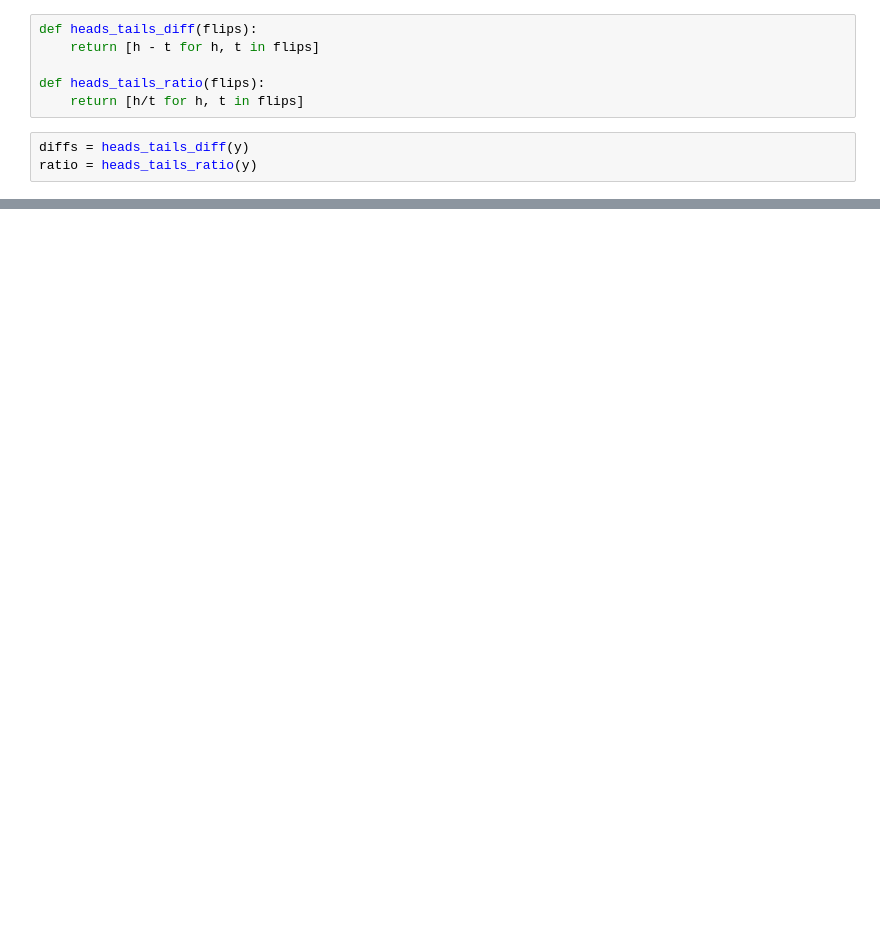
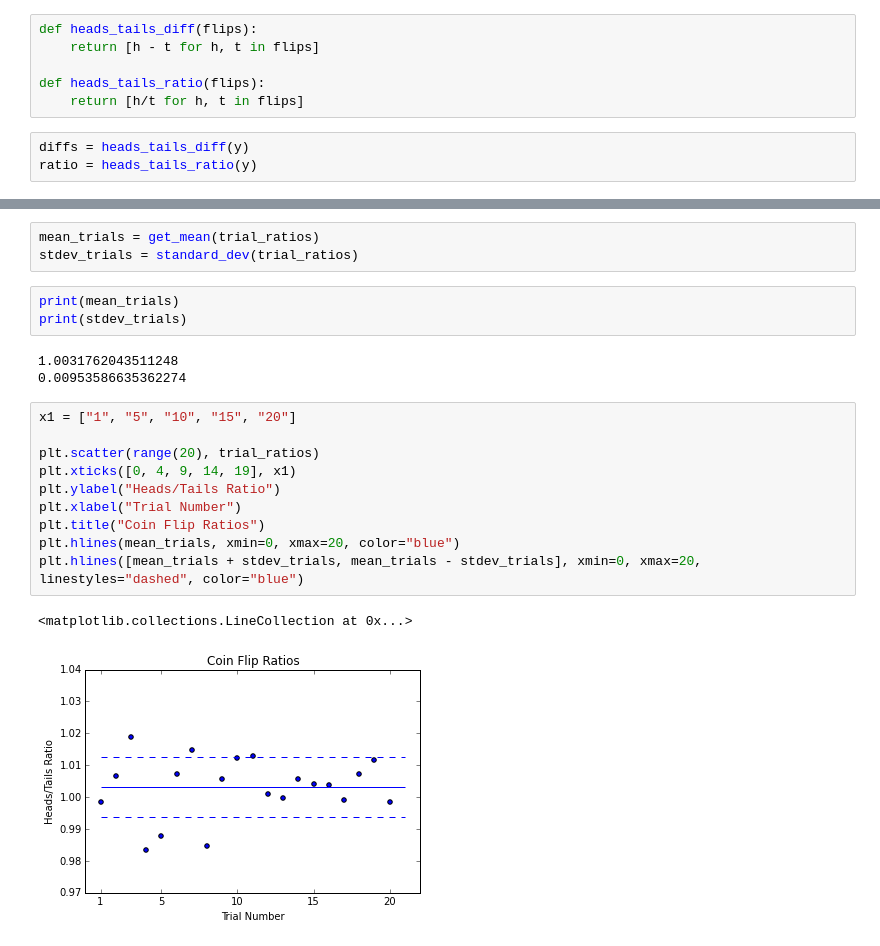
Before and after one commit to tiy-gvl-python-2015-09/charting-coin-flips, a Jupyter notebook: Charting Coin Flips.ipynb, the cells around one changed output, grey strips where cells are left out. Saved outputs shown, nothing was run; the diff lists cells and outputs as text; blank space fills up the shorter version.

```diff
--- a/Charting Coin Flips.ipynb
+++ b/Charting Coin Flips.ipynb
@@ -88,0 +130,22 @@ plt.title("Coin Flip Ratio")
+# %%
+mean_trials = get_mean(trial_ratios)
+stdev_trials = standard_dev(trial_ratios)
+# %%
+print(mean_trials)
+print(stdev_trials)
+# %% [output]
+1.0031762043511248
+0.00953586635362274
+# %%
+x1 = ["1", "5", "10", "15", "20"]
+
+plt.scatter(range(20), trial_ratios)
+plt.xticks([0, 4, 9, 14, 19], x1)
+plt.ylabel("Heads/Tails Ratio")
+plt.xlabel("Trial Number")
+plt.title("Coin Flip Ratios")
+plt.hlines(mean_trials, xmin=0, xmax=20, color="blue")
+plt.hlines([mean_trials + stdev_trials, mean_trials - stdev_trials], xmin=0, xmax=20, linestyles="dashed", color="blue")
+# %% [output]
+<matplotlib.collections.LineCollection at 0x...>
+[figure, added]
```
Also changed, not shown: parts of 17 cells of this notebook.
